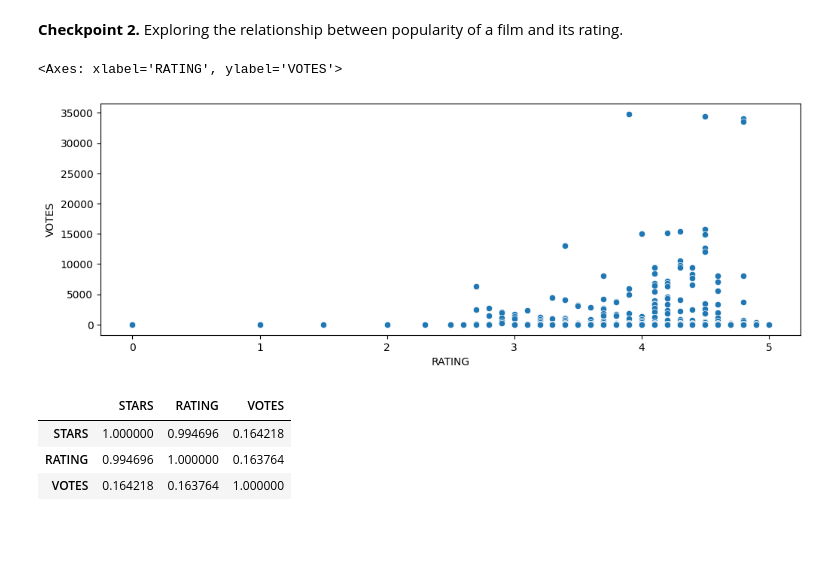
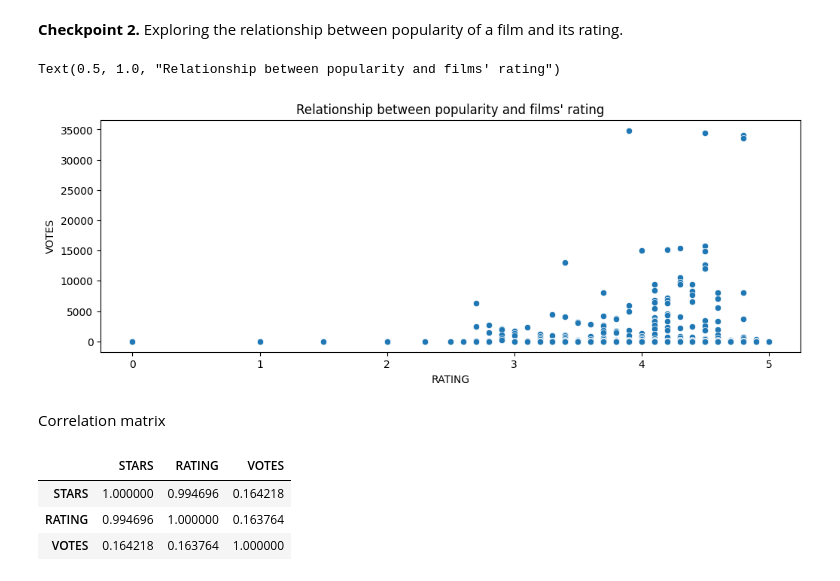
Before and after one commit to mkillah/Portfolio, a Jupyter notebook: Capstone_Project/Capstone_Project.ipynb, the cells around one changed output. Drawn from its saved outputs; the diff is of its cells as text; code cells hidden in the pictures; blank space fills up the shorter version.

```diff
--- a/Capstone_Project/Capstone_Project.ipynb
+++ b/Capstone_Project/Capstone_Project.ipynb
@@ -93,9 +102,12 @@ fandango.describe().transpose()
 # %%
 plt.figure(figsize=(12,4))
 sns.scatterplot(data=fandango, x="RATING", y="VOTES")
+plt.title("Relationship between popularity and films' rating")
 # %% [output]
-<Axes: xlabel='RATING', ylabel='VOTES'>
+Text(0.5, 1.0, "Relationship between popularity and films' rating")
-[figure, old version]
+[figure, new version]
+# %% [markdown]
+Correlation matrix
 # %%
 fandango[["STARS","RATING","VOTES"]].corr()
 # %% [output]
```
Also changed, not shown: parts of 49 cells of this notebook.
